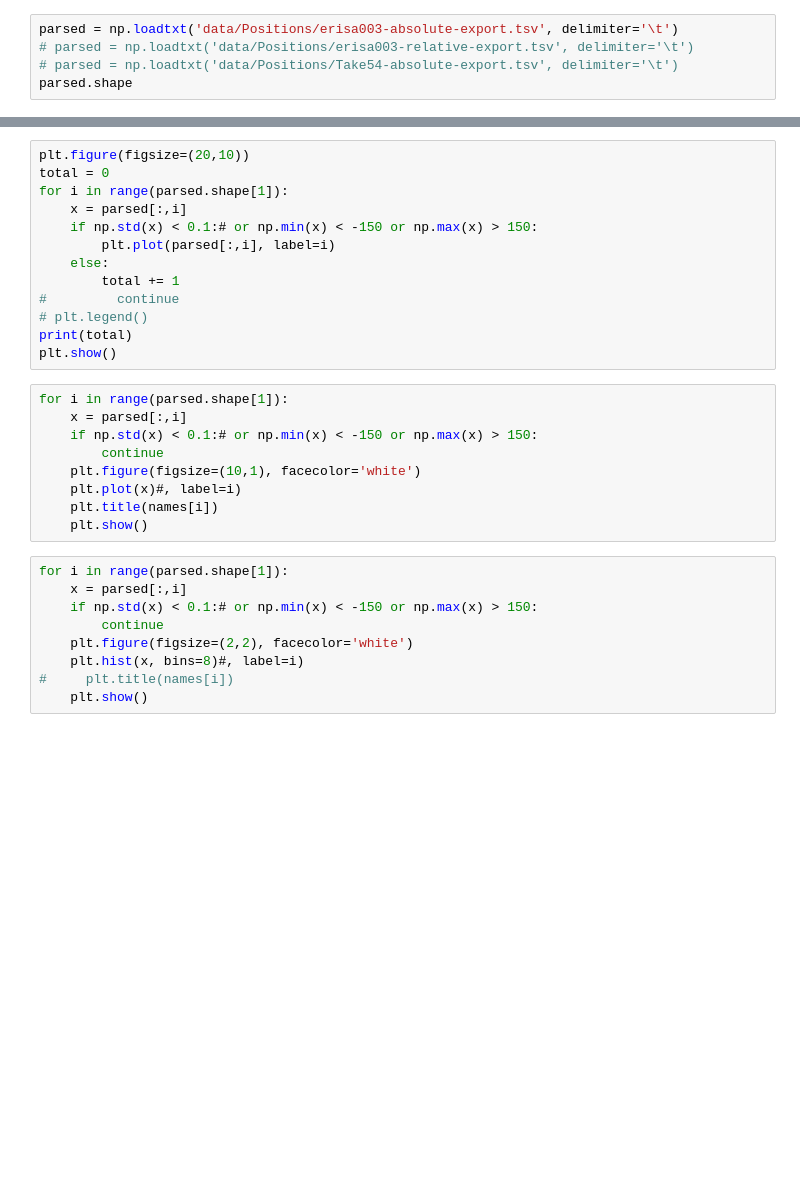
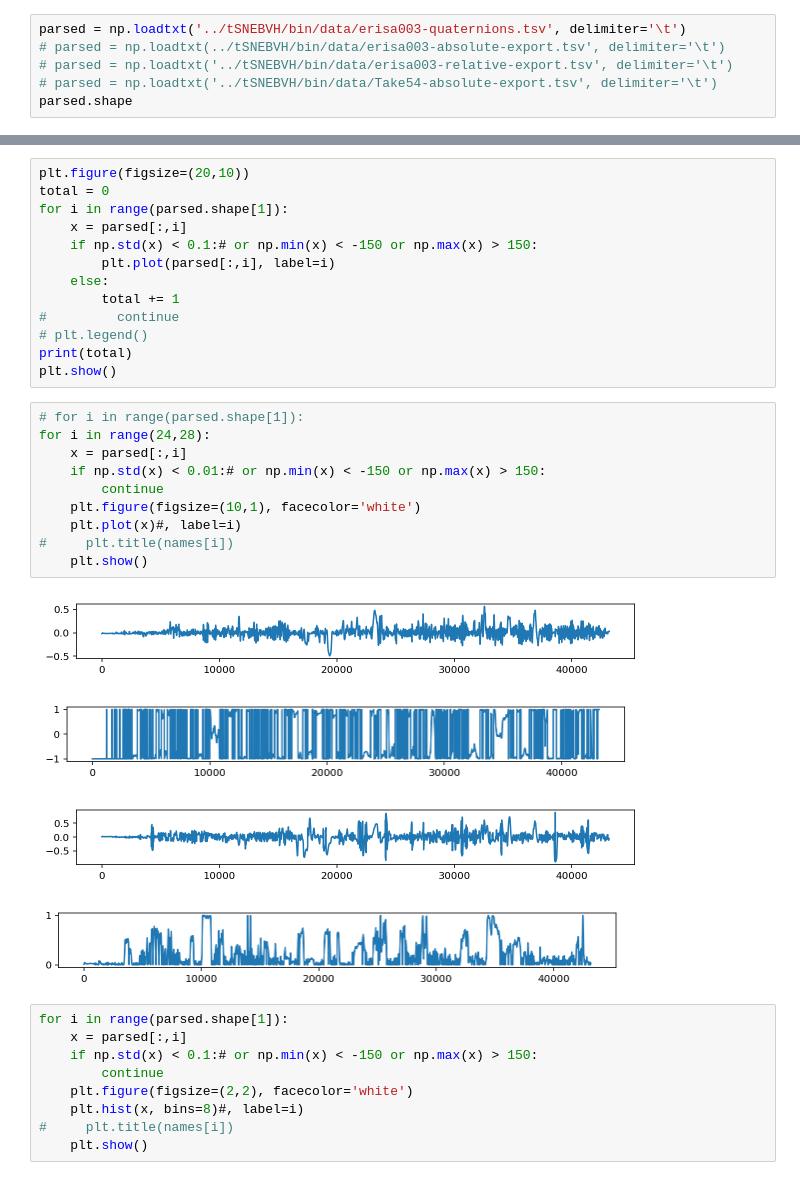
Before and after one commit to kylemcdonald/BVHExploration, a Jupyter notebook: Python/BVH Testing.ipynb, the cells around one changed output, grey strips where cells are left out. Drawn from its saved outputs; the diff is of its cells as text; blank space fills up the shorter version.

Commit message:
more visualizations, rotation experiments

```diff
--- a/Python/BVH Testing.ipynb
+++ b/Python/BVH Testing.ipynb
@@ -50,5 +55,6 @@ len(names)
 # %%
-parsed = np.loadtxt('data/Positions/erisa003-absolute-export.tsv', delimiter='\t')
-# parsed = np.loadtxt('data/Positions/erisa003-relative-export.tsv', delimiter='\t')
-# parsed = np.loadtxt('data/Positions/Take54-absolute-export.tsv', delimiter='\t')
+parsed = np.loadtxt('../tSNEBVH/bin/data/erisa003-quaternions.tsv', delimiter='\t')
+# parsed = np.loadtxt(../tSNEBVH/bin/data/erisa003-absolute-export.tsv', delimiter='\t')
+# parsed = np.loadtxt('../tSNEBVH/bin/data/erisa003-relative-export.tsv', delimiter='\t')
+# parsed = np.loadtxt('../tSNEBVH/bin/data/Take54-absolute-export.tsv', delimiter='\t')
 parsed.shape
@@ -134,14 +146,20 @@ for i in range(parsed.shape[1]):
 print(total)
 plt.show()
 # %%
-for i in range(parsed.shape[1]):
+# for i in range(parsed.shape[1]):
+for i in range(24,28):
     x = parsed[:,i]
-    if np.std(x) < 0.1:# or np.min(x) < -150 or np.max(x) > 150:
+    if np.std(x) < 0.01:# or np.min(x) < -150 or np.max(x) > 150:
         continue
     plt.figure(figsize=(10,1), facecolor='white')
     plt.plot(x)#, label=i)
-    plt.title(names[i])
+#     plt.title(names[i])
     plt.show()
+# %% [output]
+[figure, added]
+[figure, added]
+[figure, added]
+[figure, added]
 # %%
 for i in range(parsed.shape[1]):
     x = parsed[:,i]
```
Also changed, not shown: parts of 5 cells of this notebook, 24 other files.
